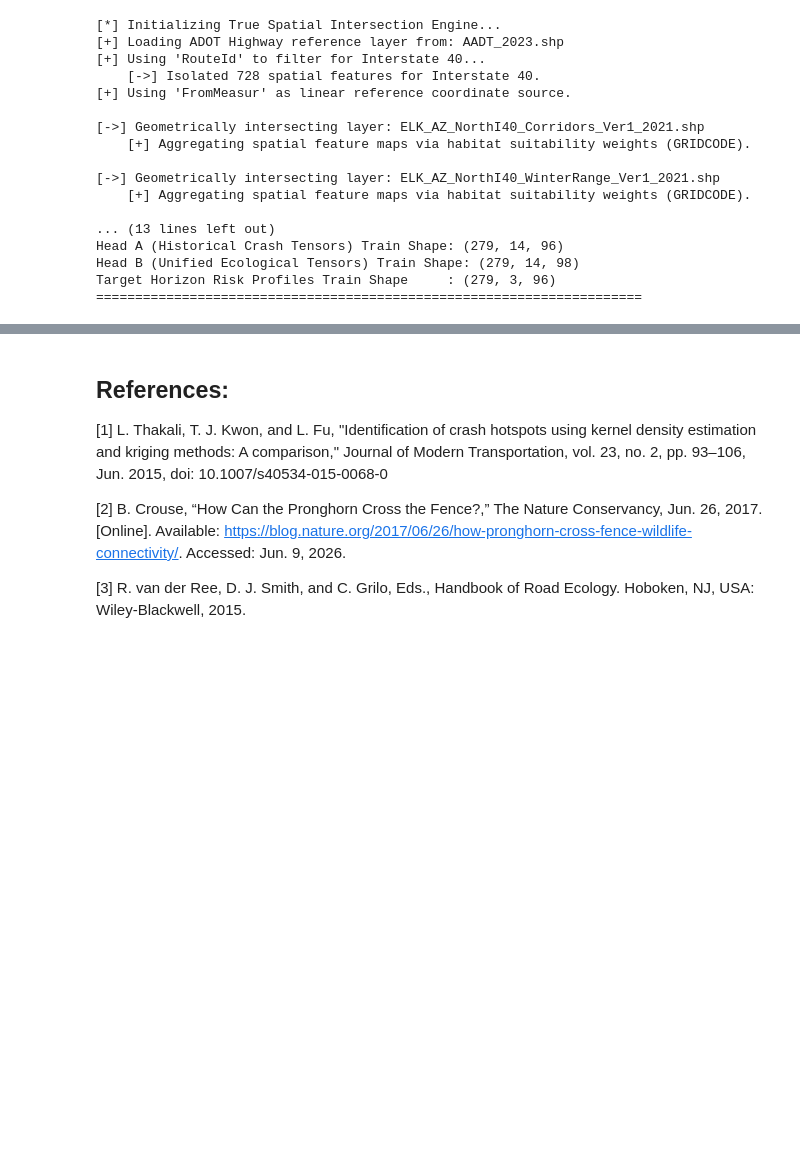
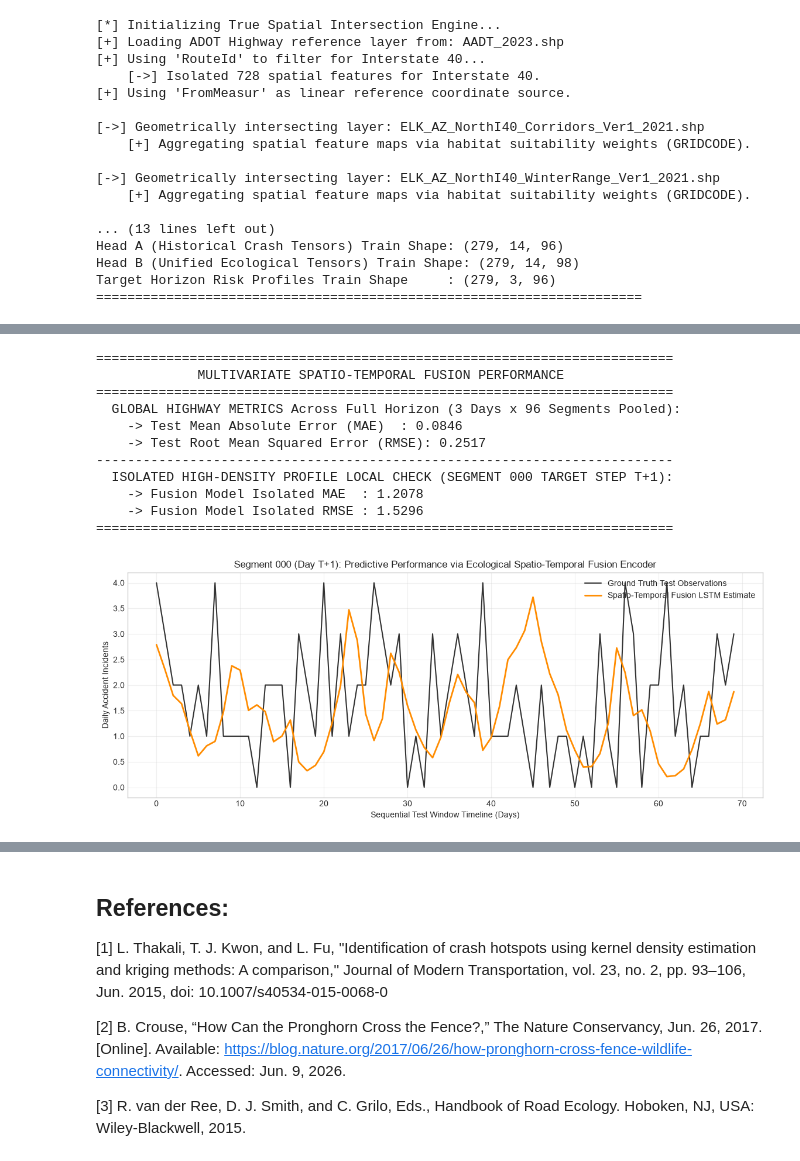
Before and after one commit to Gil-gil-glitch/Spatio-Temporal-Forecasting-of-Wildlife-Vehicle-Collisions, a Jupyter notebook: timeseries/final_project.ipynb, the cells around one changed output, grey strips where cells are left out. Drawn from its saved outputs; the diff is of its cells as text; code cells hidden in the pictures; blank space fills up the shorter version.

Commit message:
Evaluated and tested the LSTM

```diff
--- a/timeseries/final_project.ipynb
+++ b/timeseries/final_project.ipynb
@@ -903,0 +1042,64 @@ Target Horizon Risk Profiles Train Shape     : (279, 3, 96)
+# %%
+# 5.3 Post-Fusion Validation & Baseline Metrics Summary
+
+fusion_model.eval()
+f_preds, f_targets = [], []
+
+with torch.no_grad():
+    for b_hist, b_eco, targets in fuse_test_loader:
+        outputs = fusion_model(b_hist, b_eco)
+        # Apply non-negative real-world bounds to accident counts
+        outputs = torch.clamp(outputs, min=0.0)
+        f_preds.append(outputs.numpy())
+        f_targets.append(targets.numpy())
+
+f_preds_arr = np.concatenate(f_preds, axis=0)
+f_targets_arr = np.concatenate(f_targets, axis=0)
+
+# 1. Calculate global performance metrics across all 3 days and 96 corridors combined
+global_fusion_mae = mean_absolute_error(f_targets_arr.flatten(), f_preds_arr.flatten())
+global_fusion_rmse = root_mean_squared_error(f_targets_arr.flatten(), f_preds_arr.flatten())
+
+# 2. Isolate Corridor 000 Day T+1 prediction to review localized performance
+f_preds_000_t1 = f_preds_arr[:, 0, 0]
+f_targets_000_t1 = f_targets_arr[:, 0, 0]
+
+fusion_000_mae = mean_absolute_error(f_targets_000_t1, f_preds_000_t1)
+fusion_000_rmse = root_mean_squared_error(f_targets_000_t1, f_preds_000_t1)
+
+print("\n==========================================================================")
+print("             MULTIVARIATE SPATIO-TEMPORAL FUSION PERFORMANCE              ")
+print("==========================================================================")
+print(f"  GLOBAL HIGHWAY METRICS Across Full Horizon (3 Days x 96 Segments Pooled):")
+print(f"    -> Test Mean Absolute Error (MAE)  : {global_fusion_mae:.4f}")
+print(f"    -> Test Root Mean Squared Error (RMSE): {global_fusion_rmse:.4f}")
+print("-"*74)
+print(f"  ISOLATED HIGH-DENSITY PROFILE LOCAL CHECK (SEGMENT 000 TARGET STEP T+1):")
+print(f"    -> Fusion Model Isolated MAE  : {fusion_000_mae:.4f}")
+print(f"    -> Fusion Model Isolated RMSE : {fusion_000_rmse:.4f}")
+print("==========================================================================\n")
+
+# Plot the predictive mapping trajectory against Ground Truth
+import matplotlib.pyplot as plt
+plt.figure(figsize=(14, 5))
+plt.plot(f_targets_000_t1, label='Ground Truth Test Observations', color='black', alpha=0.8, lw=1.5)
+plt.plot(f_preds_000_t1, label='Spatio-Temporal Fusion LSTM Estimate', color='darkorange', linestyle='-', lw=2)
+plt.title('Segment 000 (Day T+1): Predictive Performance via Ecological Spatio-Temporal Fusion Encoder')
+plt.ylabel('Daily Accident Incidents')
+plt.xlabel('Sequential Test Window Timeline (Days)')
+plt.legend()
+plt.grid(True, alpha=0.3)
+plt.show()
+# %% [output]
+==========================================================================
+             MULTIVARIATE SPATIO-TEMPORAL FUSION PERFORMANCE
+==========================================================================
+  GLOBAL HIGHWAY METRICS Across Full Horizon (3 Days x 96 Segments Pooled):
+    -> Test Mean Absolute Error (MAE)  : 0.0846
+    -> Test Root Mean Squared Error (RMSE): 0.2517
+--------------------------------------------------------------------------
+  ISOLATED HIGH-DENSITY PROFILE LOCAL CHECK (SEGMENT 000 TARGET STEP T+1):
+    -> Fusion Model Isolated MAE  : 1.2078
+    -> Fusion Model Isolated RMSE : 1.5296
+==========================================================================
+[figure, added]
```
Also changed, not shown: parts of 4 cells of this notebook.
